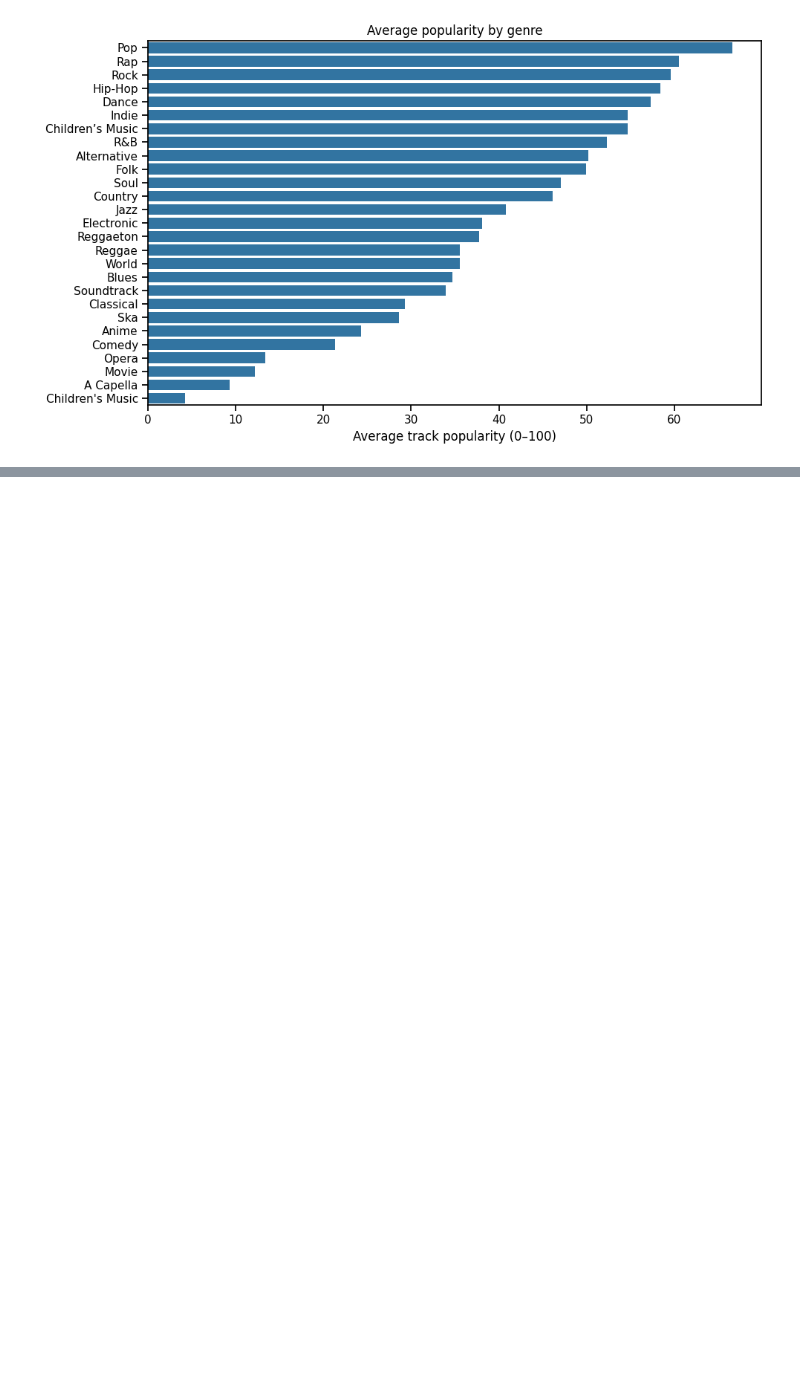
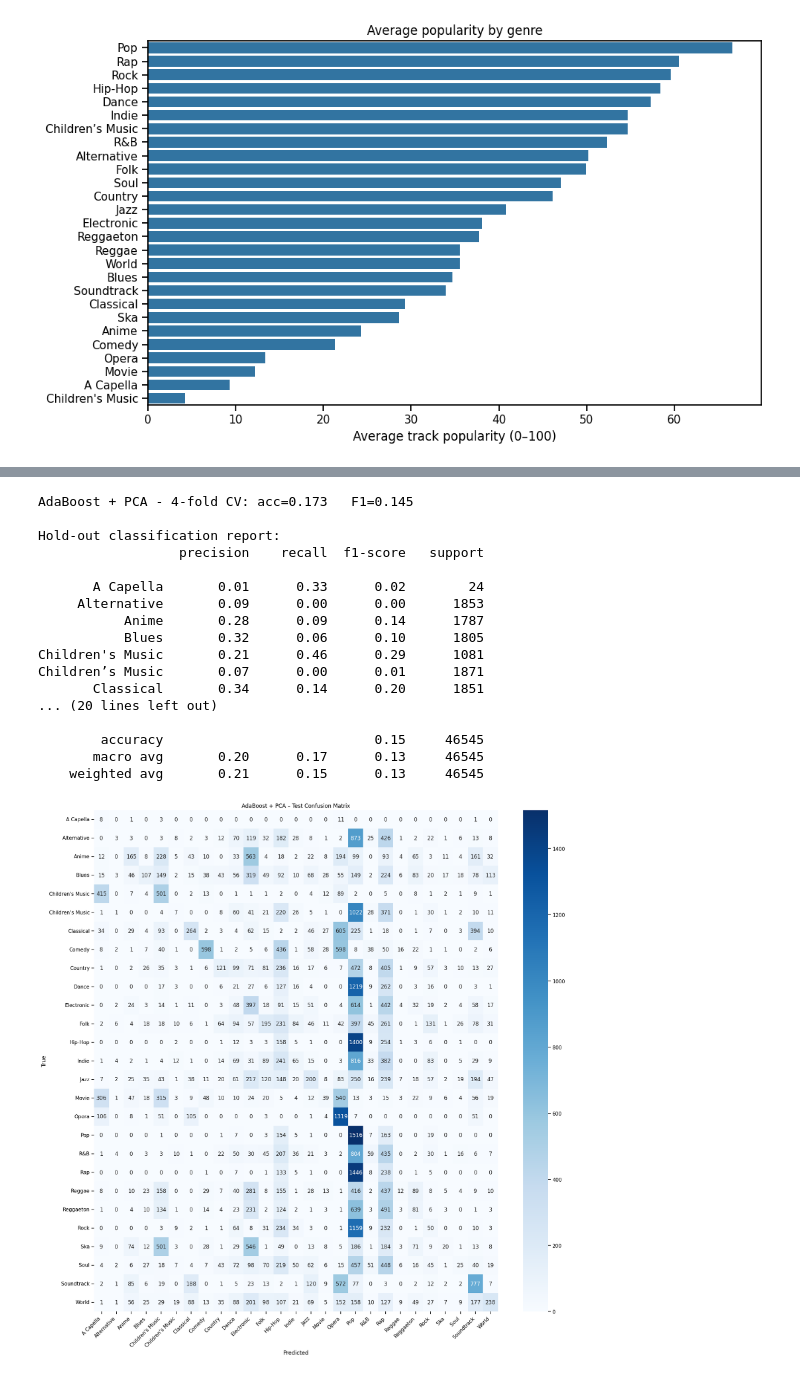
Before and after one commit to Matankl/Spotify_DataSetAnalysis, a Jupyter notebook: SpotifyDataSetBreakdown.ipynb, the cells around one changed output, grey strips where cells are left out. Cells and saved outputs as stored; diff of their text form; code cells hidden in the pictures; blank space fills up the shorter version.

```diff
--- a/SpotifyDataSetBreakdown.ipynb
+++ b/SpotifyDataSetBreakdown.ipynb
@@ -561,0 +594,49 @@ Children’s Music       0.03      0.03      0.03      1871
+# %%
+# -------------------------------------------------------------------
+# 6.   Dimensionality reduction (PCA). then re-train RF
+# -------------------------------------------------------------------
+
+# 6-A  Add PCA after scaling inside a new ColumnTransformer
+NUMERICS_PCA = NUMERICS.copy()         # keep same numeric list
+numeric_with_pca = Pipeline([
+    ("scale", StandardScaler()),
+    ("pca",   PCA(n_components=0.95,   # keep 95 % variance
+                  random_state=42))
+])
+
+preprocessor_pca = ColumnTransformer(
+    transformers=[
+        ("num", numeric_with_pca, NUMERICS_PCA),
+    ]
+)
+# %%
+# (Re)define the AdaBoost-after-PCA pipeline
+ada_pca_pipe = Pipeline(steps=[
+    ("prep", preprocessor_pca),                   # scaling + PCA
+    ("clf",  AdaBoostClassifier(                  # boosted stumps
+        n_estimators=300,                         # ← tweakable
+        learning_rate=0.8,
+        random_state=42))
+])
+
+# Evaluate with the same helper (CV + hold-out + confusion-matrix)
+ada_pca_model = evaluate(ada_pca_pipe, "AdaBoost + PCA")
+# %% [output]
+AdaBoost + PCA - 4-fold CV: acc=0.173   F1=0.145
+
+Hold-out classification report:
+                  precision    recall  f1-score   support
+
+       A Capella       0.01      0.33      0.02        24
+     Alternative       0.09      0.00      0.00      1853
+           Anime       0.28      0.09      0.14      1787
+           Blues       0.32      0.06      0.10      1805
+Children's Music       0.21      0.46      0.29      1081
+Children’s Music       0.07      0.00      0.01      1871
+       Classical       0.34      0.14      0.20      1851
+... (20 lines left out)
+
+        accuracy                           0.15     46545
+       macro avg       0.20      0.17      0.13     46545
+    weighted avg       0.21      0.15      0.13     46545
+[figure, added]
```
Also changed, not shown: parts of 15 cells of this notebook.
